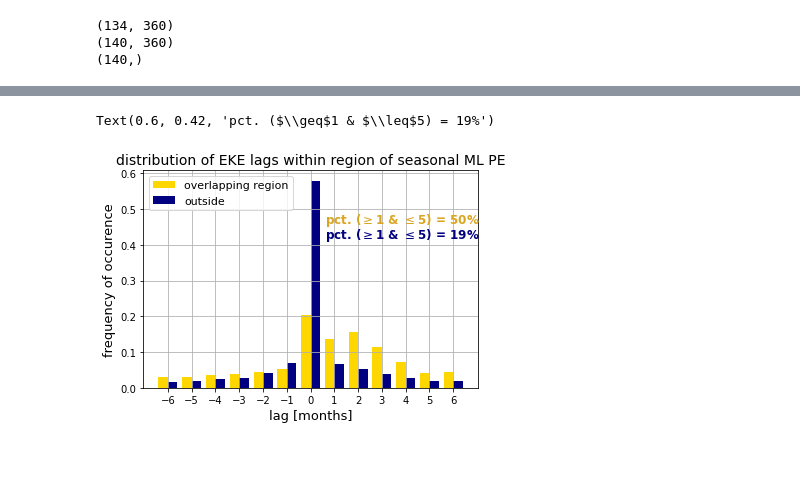
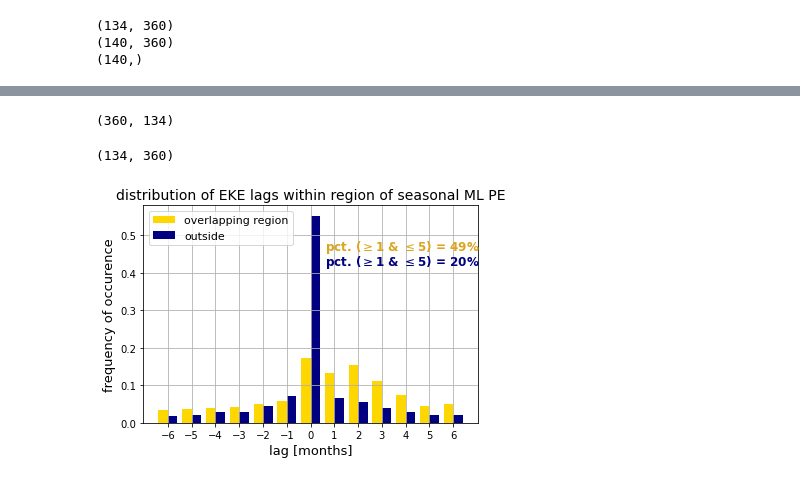
Before and after one commit to jakesteinberg/CPT, a Jupyter notebook: global_along_track_synthesis.ipynb, the cells around one changed output, grey strips where cells are left out. Saved outputs shown, nothing was run; the diff lists cells and outputs as text; code cells hidden in the pictures.

```diff
--- a/global_along_track_synthesis.ipynb
+++ b/global_along_track_synthesis.ipynb
@@ -964,20 +965,0 @@ f.savefig('/Users/jakesteinberg/Desktop/cpt_manuscript_figures/r2/region_overlap
-# %%
-# lag between month of max pe and month of max eke at the smallest scale
-pe_max_month_align = np.concatenate((pe_max_month[:,r1], pe_max_month[:,0:r1[0]]),axis=1)
-pe_eke_lag = pe_max_month_align[ai,:] - np.transpose(max_month_1)[bi,:]
-pe_eke_lag[pe_eke_lag < 0] = np.nan
-pe_eke_lag[pe_eke_lag > 5] = np.nan
-f, ax = plt.subplots(1,1,figsize=(12,8), subplot_kw={'projection':ccrs.PlateCarree(central_longitude=180)})
-data_coords = {'latitude': lat_bin_c[bi], 'longitude': lon_bin_c}
-pe_mmax_xr = xr.DataArray(data=pe_eke_lag,  dims=['latitude', 'longitude'], coords=data_coords)
-pel = pe_mmax_xr.plot(ax=ax,transform=ccrs.PlateCarree(), vmin=0, vmax=5, \
-                cmap=plt.get_cmap('Reds',13), zorder=0, add_colorbar=False)
-ax.add_feature(cartopy.feature.LAND, color='#D2B48C',zorder=1)
-ax.coastlines()
-cbpos = [0.91, 0.3, 0.01, 0.3]
-cax = f.add_axes(cbpos)
-cb = f.colorbar(pel, cax=cax, \
-                orientation='vertical', extend='both', \
-                label='lag [month]')
-ibc = '#525252'
-ax.set_facecolor(ibc)
@@ -986,36 +966,43 @@ ax.set_facecolor(ibc)
+# %%
+print(np.shape(mo_lag_ref[:,bi]))
+np.shape(pe_eke_lag)
+# %% [output]
+(360, 134)
+(134, 360)
 # %%
+pe_lag_list = []
 lag_list = []
 outside_list = []
 mo_lag_trim = np.transpose(mo_lag_ref[:,bi].copy())
 mo_lag_trim[np.isnan(mo_lag_trim)] = 0
 for i in range(len(overlap_x)):
     lag_list.append(mo_lag_trim[overlap_x[i],overlap_y[i]])
+    pe_lag_list.append(pe_eke_lag[overlap_x[i], overlap_y[i]])
 for i in range(np.shape(test_m)[0]):
     if i < 1:
         outside_list = mo_lag_trim[i,test_m[i,:] < 1]
     else:
         outside_list = np.concatenate((outside_list, mo_lag_trim[i, test_m[i,:] < 1]))
 
 f, ax = plt.subplots()
 ax.hist([lag_list, outside_list],bins=[-6,-5,-4,-3,-2,-1,0,1,2,3,4,5,6,7], \
         density=True,align='left', color=['#FFD700', '#000080'], label=['overlapping region', 'outside']) # [-6,-5,-4,-3,-2,-1,0,1,2,3,4,5,6]
 # ax.hist(mo_lag_ref.flatten(),bins=np.arange(-10,10),density=True, align='right')
 # ax.set_ylim([0, 10000])
 ax.set_xticks(np.arange(-6,7,1))
 # ax.set_xticks(np.arange(0,7,1))
 # ax.set_xticklabels(np.arange(0,6,1))
 handles, labels = ax.get_legend_handles_labels()
 ll = ax.legend(handles, labels, fontsize=11,loc=2)
 ax.grid()
 ax.set_xlabel('lag [months]',fontsize=13)
 ax.set_ylabel('frequency of occurence',fontsize=13)
 ax.set_title('distribution of EKE lags within region of seasonal ML PE',fontsize=14)
-ax.text(0.6,.46,'pct. ($\geq$1 & $\leq$5) = 50%',fontsize=12, color='#DAA520', fontweight='bold')
-ax.text(0.6,.42,'pct. ($\geq$1 & $\leq$5) = 19%',fontsize=12, color='#000080', fontweight='bold')
-# f.savefig('/Users/jakesteinberg/Documents/CPT/meetings/2021_08_06/pct_lag_in_pe_regions.jpg', dpi=500)
+ax.text(0.6,.46,'pct. ($\geq$1 & $\leq$5) = 49%',fontsize=12, color='#DAA520', fontweight='bold')
+ax.text(0.6,.42,'pct. ($\geq$1 & $\leq$5) = 20%',fontsize=12, color='#000080', fontweight='bold')
+f.savefig('/Users/jakesteinberg/Desktop/cpt_manuscript_figures/r2/pct_lag_in_pe_regions.jpg', dpi=500)
 # %% [output]
-Text(0.6, 0.42, 'pct. ($\\geq$1 & $\\leq$5) = 19%')
-[figure, old version]
+[figure, new version]
 # %%
 print(len(np.where((np.array([lag_list]) >= 1) & (np.array([lag_list]) <= 5))[0])/len(lag_list))
 print(len(np.where((np.array([outside_list]) >= 1) & (np.array([outside_list]) <= 5))[0])/len(outside_list))
```
Also changed, not shown: parts of 5 cells of this notebook.
